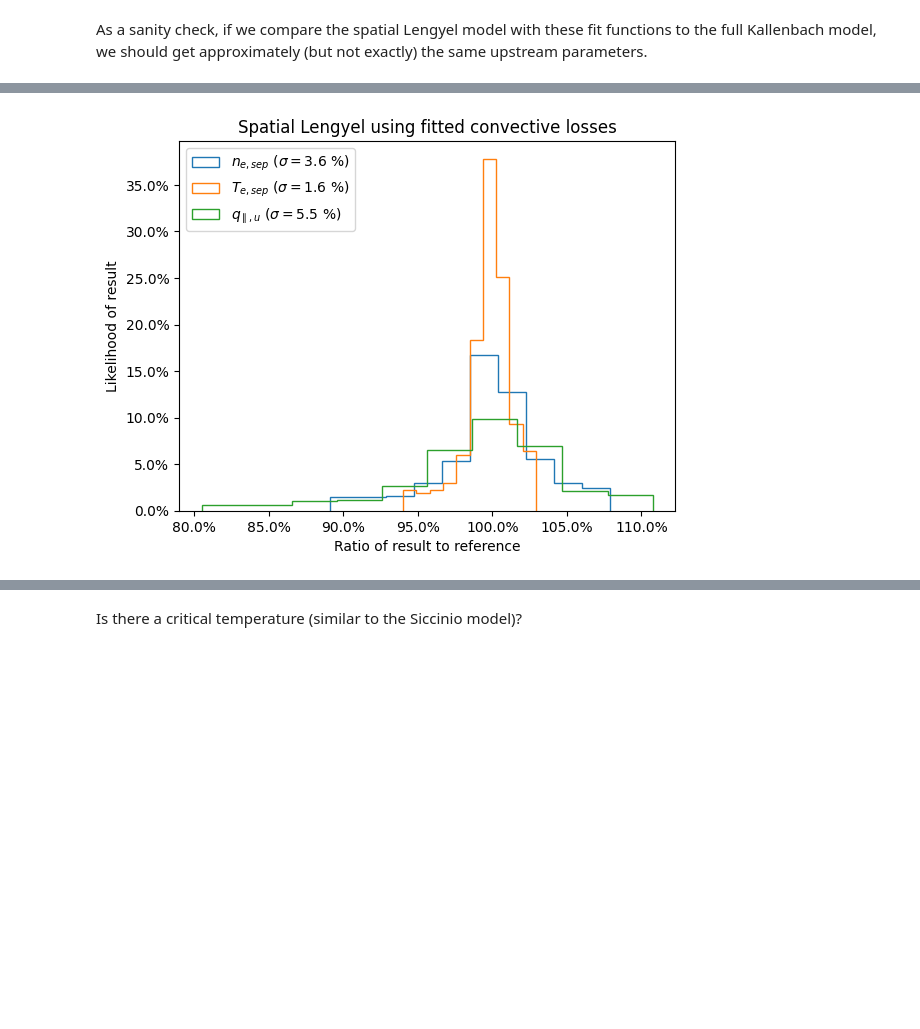
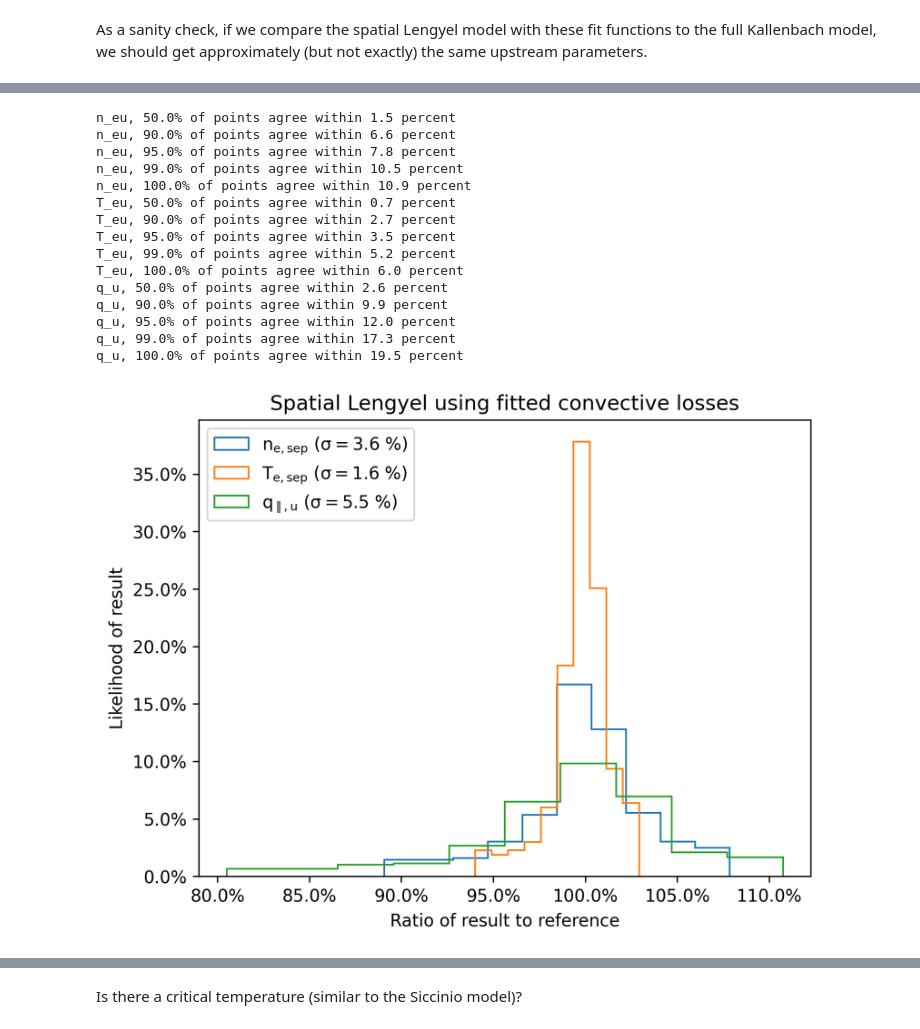
Before and after one commit to cfs-energy/extended-lengyel, a Jupyter notebook: notebooks/4.Studying_the_convective_layer.ipynb, the cells around one changed output, grey strips where cells are left out. Saved outputs shown, nothing was run; the diff lists cells and outputs as text; code cells hidden in the pictures; blank space fills up the shorter version.

```diff
--- a/notebooks/4.Studying_the_convective_layer.ipynb
+++ b/notebooks/4.Studying_the_convective_layer.ipynb
@@ -15,9 +15,11 @@ print(f"Running in {Path('').absolute()}")
 
 import cfspopcon
 import matplotlib.pyplot as plt
+import matplotlib as mpl
 import numpy as np
 import xarray as xr
 from cfspopcon.unit_handling import magnitude_in_units, ureg
 
 import extended_lengyel
+plt.style.use('paper_plots.mplstyle')
 # %% [output]
@@ -503,30 +502,56 @@ Text(0, 0.5, 'Spatial Lengyel')
 # %%
-from matplotlib.ticker import PercentFormatter
+from matplotlib.colors import LogNorm
+import matplotlib.ticker as mtick
 
 rtol_separatrix_electron_density = (lengyel_ds["separatrix_electron_density"] / rcc_reference_ds["separatrix_electron_density"].broadcast_like(lengyel_ds["separatrix_electron_density"]))
 rtol_separatrix_electron_temp = (lengyel_ds["separatrix_electron_temp"] / rcc_reference_ds["separatrix_electron_temp"].broadcast_like(lengyel_ds["separatrix_electron_temp"]))
 rtol_q_parallel = (lengyel_ds["q_parallel"] / rcc_reference_ds["q_parallel"].broadcast_like(lengyel_ds["q_parallel"]))
 
 fig, ax = plt.subplots()
 
 kwargs = dict(histtype="step", density=True)
 
 for label, result in {
     "$n_{e,sep}$": rtol_separatrix_electron_density,
     "$T_{e,sep}$": rtol_separatrix_electron_temp,
     "$q_{\\parallel,u}$": rtol_q_parallel,
 }.items():
     std = result.std().item().to(ureg.percent)
     result.plot.hist(ax=ax, label=f"{label} ($\\sigma=${std:~.1f})", **kwargs)
 
 ax.legend(loc="upper left")
 ax.set_ylabel("Likelihood of result")
 ax.set_xlabel("Ratio of result to reference")
 ax.set_title("Spatial Lengyel using fitted convective losses")
 
-ax.xaxis.set_major_formatter(PercentFormatter(xmax=1))
-ax.yaxis.set_major_formatter(PercentFormatter(xmax=100))
+ax.xaxis.set_major_formatter(mtick.PercentFormatter(xmax=1))
+ax.yaxis.set_major_formatter(mtick.PercentFormatter(xmax=100))
+
+for label, result in {
+    "n_eu": rtol_separatrix_electron_density,
+    "T_eu": rtol_separatrix_electron_temp,
+    "q_u": rtol_q_parallel,
+}.items():
+
+    for quantile in [0.5, 0.9, 0.95, 0.99, 1.0]:
+        deviation = (np.abs(1.0 - result)).pint.to(ureg.percent).quantile(quantile).item()
+        print(f"{label}, {quantile*100}% of points agree within {deviation:.1f}")
 
 plt.savefig(extended_lengyel.directories.output_dir / "rtol_for_spatial_lengyel_using_fitted_losses.png", dpi=300)
 # %% [output]
+n_eu, 50.0% of points agree within 1.5 percent
+n_eu, 90.0% of points agree within 6.6 percent
+n_eu, 95.0% of points agree within 7.8 percent
+n_eu, 99.0% of points agree within 10.5 percent
+n_eu, 100.0% of points agree within 10.9 percent
+T_eu, 50.0% of points agree within 0.7 percent
+T_eu, 90.0% of points agree within 2.7 percent
+T_eu, 95.0% of points agree within 3.5 percent
+T_eu, 99.0% of points agree within 5.2 percent
+T_eu, 100.0% of points agree within 6.0 percent
+q_u, 50.0% of points agree within 2.6 percent
+q_u, 90.0% of points agree within 9.9 percent
+q_u, 95.0% of points agree within 12.0 percent
+q_u, 99.0% of points agree within 17.3 percent
+q_u, 100.0% of points agree within 19.5 percent
-[figure, old version]
+[figure, new version]
```
Also changed, not shown: parts of 12 cells of this notebook, 27 other files.
